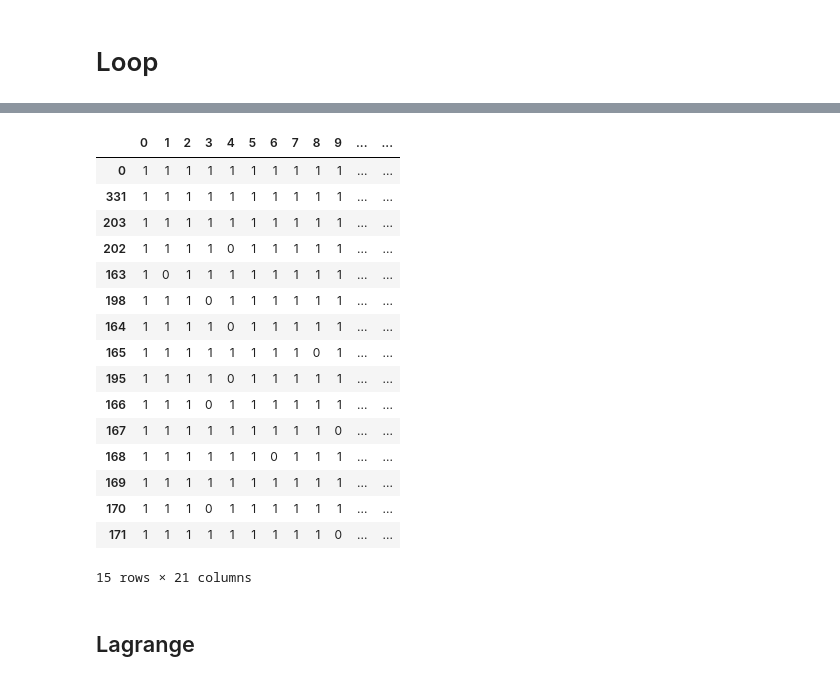
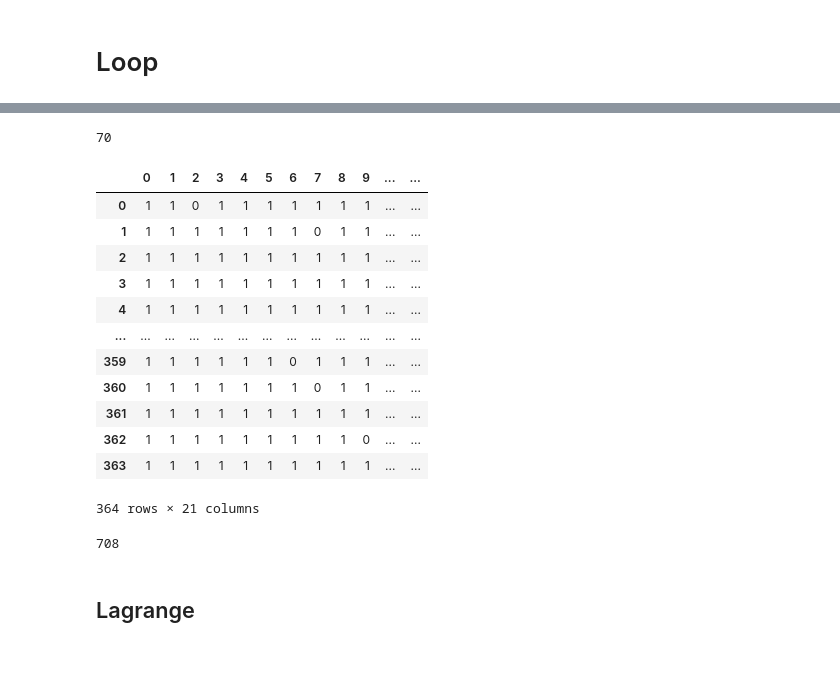
Before and after one commit to cmc-ucl/quantum_computing, a Jupyter notebook: Experiments.ipynb, the cells around one changed output, grey strips where cells are left out. Cells and saved outputs as stored; diff of their text form; code cells hidden in the pictures.

```diff
--- a/Experiments.ipynb
+++ b/Experiments.ipynb
@@ -230,25 +146,29 @@ load_json('./data/graphene_C18_bqm_v1_cF_w11_w20_l100_r1000_t0_1657210417.json')
-# %%
-a = load_json('./data/graphene_C18_bqm_v1_cF_w11_w20_l100_r1000_t0_1657210417.json')[0]#.sort_values(by='energy').head(50)
-b = a[a['chain_break_fraction'] == 0.]
-a.sort_values(by='energy').head(15)
-# %% [output]
-|  | 0 | 1 | 2 | 3 | 4 | 5 | 6 | 7 | 8 | 9 | ... | ... |
-| 0 | 1 | 1 | 1 | 1 | 1 | 1 | 1 | 1 | 1 | 1 | ... | ... |
-| 331 | 1 | 1 | 1 | 1 | 1 | 1 | 1 | 1 | 1 | 1 | ... | ... |
-| 203 | 1 | 1 | 1 | 1 | 1 | 1 | 1 | 1 | 1 | 1 | ... | ... |
-| 202 | 1 | 1 | 1 | 1 | 0 | 1 | 1 | 1 | 1 | 1 | ... | ... |
-| 163 | 1 | 0 | 1 | 1 | 1 | 1 | 1 | 1 | 1 | 1 | ... | ... |
-| 198 | 1 | 1 | 1 | 0 | 1 | 1 | 1 | 1 | 1 | 1 | ... | ... |
-| 164 | 1 | 1 | 1 | 1 | 0 | 1 | 1 | 1 | 1 | 1 | ... | ... |
-| 165 | 1 | 1 | 1 | 1 | 1 | 1 | 1 | 1 | 0 | 1 | ... | ... |
-| 195 | 1 | 1 | 1 | 1 | 0 | 1 | 1 | 1 | 1 | 1 | ... | ... |
-| 166 | 1 | 1 | 1 | 0 | 1 | 1 | 1 | 1 | 1 | 1 | ... | ... |
-| 167 | 1 | 1 | 1 | 1 | 1 | 1 | 1 | 1 | 1 | 0 | ... | ... |
-| 168 | 1 | 1 | 1 | 1 | 1 | 1 | 0 | 1 | 1 | 1 | ... | ... |
-| 169 | 1 | 1 | 1 | 1 | 1 | 1 | 1 | 1 | 1 | 1 | ... | ... |
-| 170 | 1 | 1 | 1 | 0 | 1 | 1 | 1 | 1 | 1 | 1 | ... | ... |
-| 171 | 1 | 1 | 1 | 1 | 1 | 1 | 1 | 1 | 1 | 0 | ... | ... |
-15 rows × 21 columns
+# %%
+a = load_json('./data/test/graphene_C18_bqm_v1_cF_w11_w20_l10_r1000_t0_1658247526.json')[0]
+np.sum(a[a['chain_break_fraction'] == 0.]['num_occurrences'])
+# %% [output]
+70
+# %%
+a
+# %% [output]
+|  | 0 | 1 | 2 | 3 | 4 | 5 | 6 | 7 | 8 | 9 | ... | ... |
+| 0 | 1 | 1 | 0 | 1 | 1 | 1 | 1 | 1 | 1 | 1 | ... | ... |
+| 1 | 1 | 1 | 1 | 1 | 1 | 1 | 1 | 0 | 1 | 1 | ... | ... |
+| 2 | 1 | 1 | 1 | 1 | 1 | 1 | 1 | 1 | 1 | 1 | ... | ... |
+| 3 | 1 | 1 | 1 | 1 | 1 | 1 | 1 | 1 | 1 | 1 | ... | ... |
+| 4 | 1 | 1 | 1 | 1 | 1 | 1 | 1 | 1 | 1 | 1 | ... | ... |
+| ... | ... | ... | ... | ... | ... | ... | ... | ... | ... | ... | ... | ... |
+| 359 | 1 | 1 | 1 | 1 | 1 | 1 | 0 | 1 | 1 | 1 | ... | ... |
+| 360 | 1 | 1 | 1 | 1 | 1 | 1 | 1 | 0 | 1 | 1 | ... | ... |
+| 361 | 1 | 1 | 1 | 1 | 1 | 1 | 1 | 1 | 1 | 1 | ... | ... |
+| 362 | 1 | 1 | 1 | 1 | 1 | 1 | 1 | 1 | 1 | 0 | ... | ... |
+| 363 | 1 | 1 | 1 | 1 | 1 | 1 | 1 | 1 | 1 | 1 | ... | ... |
+364 rows × 21 columns
+# %%
+a = load_json('./data/test/graphene_C18_bqm_v1_cF_w11_w20_l10_r1000_t0_1658247526.json')[0]
+np.sum(a['num_occurrences'].to_numpy()[np.where(np.sum(a.iloc[:,0:18].to_numpy(),axis=1) == 17)[0]])
+# %% [output]
+708
 # %% [markdown]
 ## Lagrange
 # %% [markdown]
```
Also changed, not shown: parts of 16 cells of this notebook.
